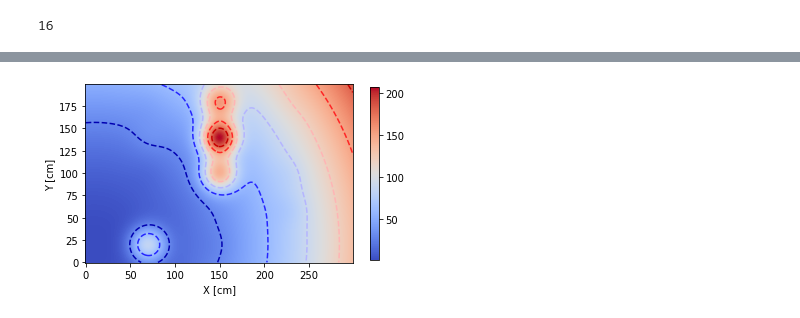
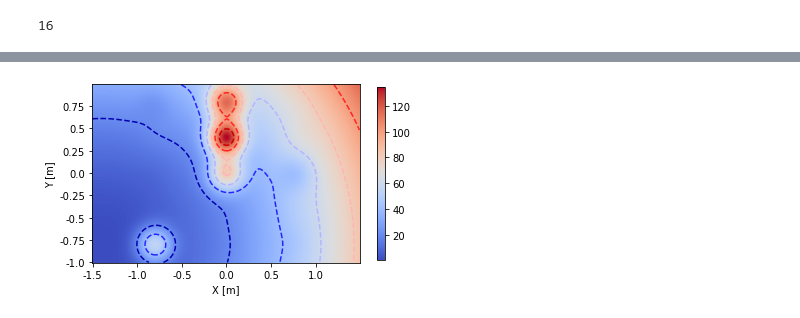
Before and after one commit to GIOVRUSSO/Control-Group-Code, a Jupyter notebook: Inverse_Data-Driven_Probabilistic_Optimal_Control/robotarium/robot_routing_IOC.ipynb, the cells around one changed output, grey strips where cells are left out. Cells and saved outputs as stored; diff of their text form; code cells hidden in the pictures.

```diff
--- a/Inverse_Data-Driven_Probabilistic_Optimal_Control/robotarium/robot_routing_IOC.ipynb
+++ b/Inverse_Data-Driven_Probabilistic_Optimal_Control/robotarium/robot_routing_IOC.ipynb
@@ -290,6 +309,7 @@ np.save('Input_Data2.npy',D_Xi)
 # %%
-XX = np.load('State_Data2.npy',allow_pickle=True)
-UU = np.load('Input_Data2.npy',allow_pickle=True)
+# To replicate the results can load the given data file
+XX = np.load('State_Data05.npy',allow_pickle=True)
+UU = np.load('Input_Data05.npy',allow_pickle=True)
 
 #XX = np.load(r'D:\Network Security\KL Control\robotarium_python_simulator\State_Data_Simulation.npy',allow_pickle=True)
 #UU = np.load(r'D:\Network Security\KL Control\robotarium_python_simulator\Input_Data_Simulation.npy',allow_pickle=True)
@@ -444 +454,3 @@ optimal value -7797.822026246321
+# %%
+weights = np.load('Weights_Obtained.npy') # run to replicate the results given in the manuscript
 # %%
@@ -498,10 +506,10 @@ for i in range(200):
 
 Coat_Map = pd.DataFrame(Cost_Map,index=list(X_axis),columns=Y_axis)
 # %%
+# formulating the reconstructed cost map
+
 import numpy as np
 import scipy.stats as st
-
-
 
 goal_points = np.array(np.mat('-1.4; -0.8; 0'))
 
@@ -522,20 +530,16 @@ def my_logpdf(x, u, covar):
     pdf = numer / denom
     return pdf
 
-def state_cost(state,goal_points,obs_points,weights):
+def state_cost_estimated(state,goal_points,obs_points,weights):
     #weights = np.reshape(weights,(9,))
-    v = np.array([0.02, 0.02], dtype=np.float32)
+    v = np.array([0.025, 0.025], dtype=np.float32)
     covar = np.diag(v)
-
-    v1 = np.array([1, 1], dtype=np.float32)
-    covar1 = np.diag(v1)
-    #cost = 60*(state[0]-goal_points[0])**2 + 60*(state[1]-goal_points[1])**2 + 200*(np.exp(-(np.abs(state[0]-obs_points[0,0])+np.abs(state[1]-obs_points[1,0]))) + np.exp(-(np.abs(state[0]-obs_points[0,1]) + np.abs(state[1]-obs_points[1,1]))) + np.exp(-(np.abs(state[0]-obs_points[0,2])+np.abs(state[1]-obs_points[1,2])))) #actual cost
 
     gauss_sum = 0
 
     for i in range(np.size(obs_points,axis=1)):
         gauss_sum += -weights[:,i+1]*my_logpdf(state[:2],obs_points[:2,i],covar)
-        #gauss_sum += -weights[:,i+1]*multivariate_rbf_kernel(state[:2],obs_points[:2,i],15)
+        #gauss_sum += -weights[:,i+1]*multivariate_rbf_kernel(state[:2],obs_points[:2,i],50)
 
     cost = -weights[:,0]*((((state[0]-goal_points[0])**2 + (state[1]-goal_points[1])**2))) + gauss_sum + 0*(np.exp(-0.5*((state[0]-(-1.5))/0.02)**2)/(0.02*np.sqrt(2*np.pi))
                 + np.exp(-0.5*((state[0]-1.5)/0.02)**2)/(0.02*np.sqrt(2*np.pi)) + np.exp(-0.5*((state[1]-1.0)/0.02)**2)/(0.02*np.sqrt(2*np.pi))
@@ -553,40 +557,45 @@ for i in range(200):
     for j in range(300):
 
         state = np.array ([X_axis[j],Y_axis[i]])
-        Cost_Map[j,i] = state_cost(state,goal_points,obs_points_f,weights)
+        Cost_Map[j,i] = state_cost_estimated(state,goal_points,obs_points_f,weights)
 # %%
 import numpy as np
 import matplotlib.pyplot as plt
-
-# Create a 2D array of random values
-data = np.random.rand(10, 10)
 
 # Transpose the data array to rotate the heatmap
 data_rotated = np.transpose(Cost_Map)
 
 # Create a figure and axes
 fig, ax = plt.subplots()
 
 # Create a heatmap using imshow()
 heatmap = ax.imshow(data_rotated,cmap='coolwarm')
 
 contours = ax.contour(data_rotated,cmap='seismic' , linestyles='dashed')
 
 # Add a colorbar
 cbar = plt.colorbar(heatmap,shrink=0.8)
 
 # Add labels and title
-ax.set_xlabel('X [cm]')
-ax.set_ylabel('Y [cm]')
+ax.set_xlabel('X [m]')
+ax.set_ylabel('Y [m]')
 #ax.set_title('Rotated Heatmap')
 
 ax.invert_yaxis()
 
+# Define the desired tick positions and labels for x and y axes
+x_ticklabels = np.arange(-2, 2, 0.5)  # Example: custom tick labels for x-axis
+y_ticklabels = np.arange(-1.25, 1.25, 0.25)  # Example: custom tick labels for y-axis
+
+# Set the x and y axis tick positions and labels
+ax.set_xticklabels(x_ticklabels)
+ax.set_yticklabels(y_ticklabels)
+
 # Display the plot
-#plt.show()
-plt.savefig('Cost_Heat_Map_estimated.jpg',dpi=1000,bbox_inches ='tight')
+plt.show()
+#plt.savefig('Cost_Heat_Map_Actual.jpg',dpi=1000,bbox_inches ='tight')
 # %% [output]
-[figure, old version]
+[figure, new version]
 # %%
 import matplotlib.pyplot as plt
 from matplotlib import cm
```
Also changed, not shown: parts of 13 cells of this notebook, 2 other files.
